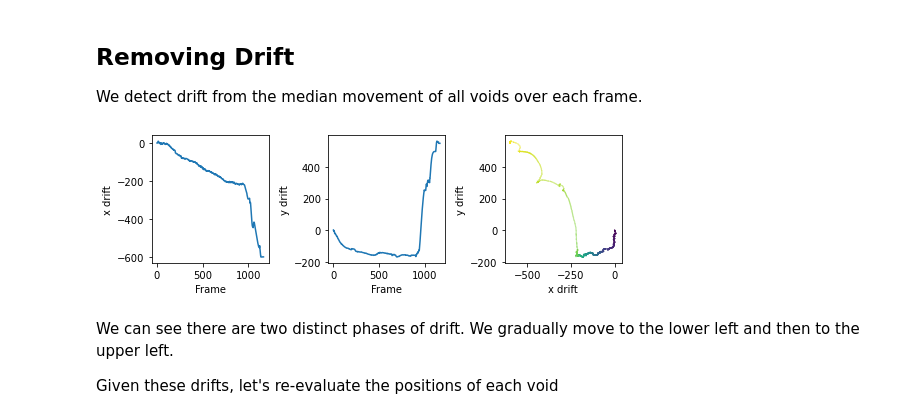
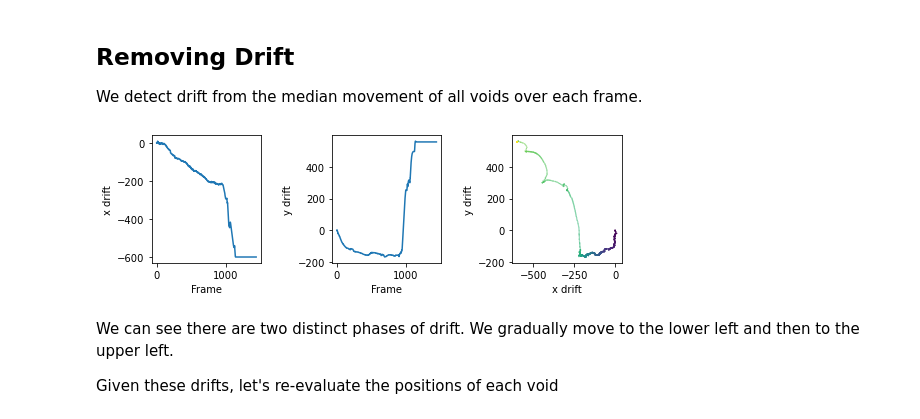
Before and after one commit to proxystore/real-time-defect-analysis, a Jupyter notebook: notebooks/track-voids.ipynb, the cells around one changed output. Saved outputs shown, nothing was run; the diff lists cells and outputs as text; code cells hidden in the pictures.

```diff
--- a/notebooks/track-voids.ipynb
+++ b/notebooks/track-voids.ipynb
@@ -57,0 +51,5 @@ Wall time: 487 ms
+# %%
+%%time
+particles = pd.concat(list(convert_to_per_particle(void_data)))
+initial_tracks = tp.link_df(particles, search_range=10, memory=3)
+print(f'Found a total of {len(initial_tracks.particle.value_counts())} unique particles')
@@ -93,22 +85,22 @@ We can see a systematic trend with all of the voids "moving" the same direction,
 ## Removing Drift
 We detect drift from the median movement of all voids over each frame.
 # %%
-drift = compute_drift(initial_tracks, void_data['positions'].tolist())
+drift = compute_drift(initial_tracks)
 # %%
 fig, axs = plt.subplots(1, 3, figsize=(7.5, 2.5))
 
-for ax, i, l in zip(axs, range(2), ['x', 'y']):
+for ax, i, l in zip(axs, [0, 1], ['x', 'y']):
     ax.plot(drift[:, i])
     ax.set_xlabel('Frame')
     ax.set_ylabel(l + ' drift')
 
 axs[2].scatter(drift[:, 0], drift[:, 1], c=np.arange(drift.shape[0]), s=0.1)
 axs[2].set_xlabel('x drift')
 axs[2].set_ylabel('y drift')
 
 fig.tight_layout()
 # %% [output]
-[figure, old version]
+[figure, new version]
 # %% [markdown]
 We can see there are two distinct phases of drift. We gradually move to the lower left and then to the upper left.
 
```
Also changed, not shown: parts of 18 cells of this notebook, 1 other file.
